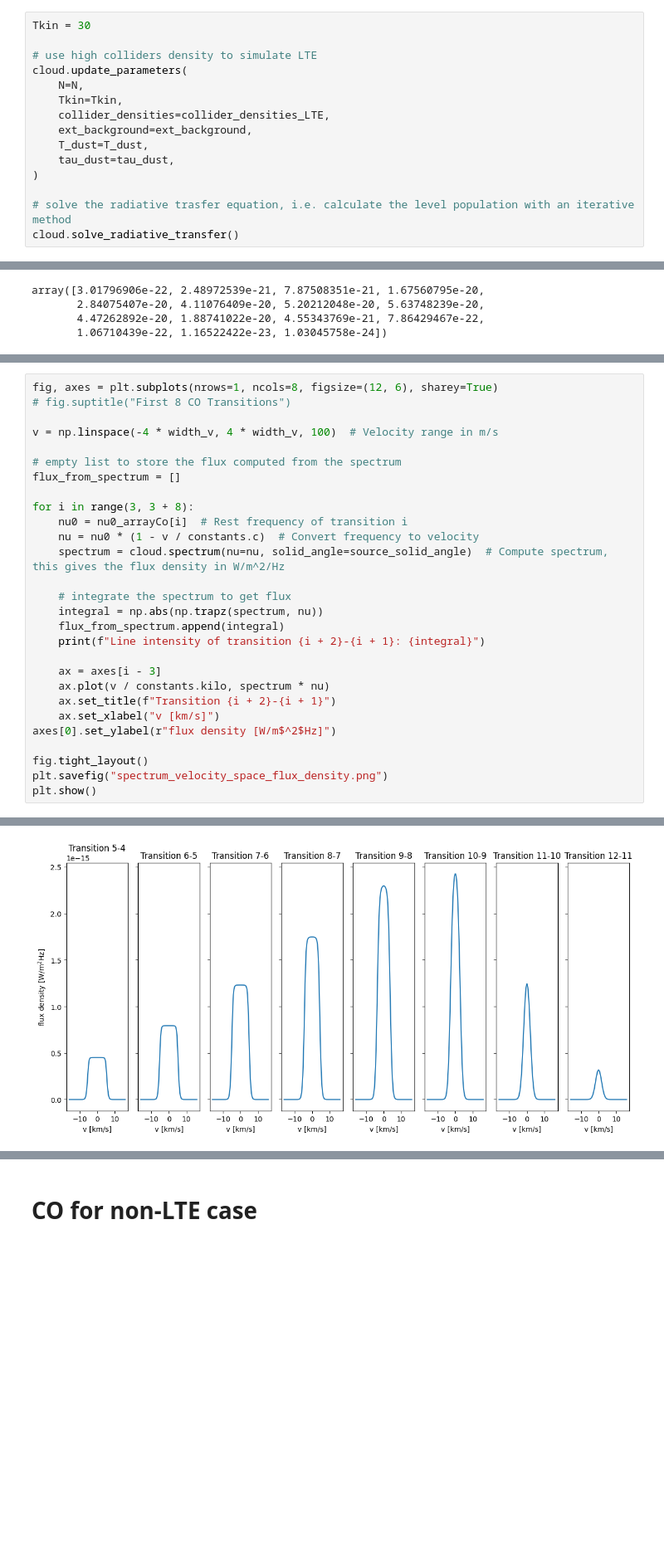
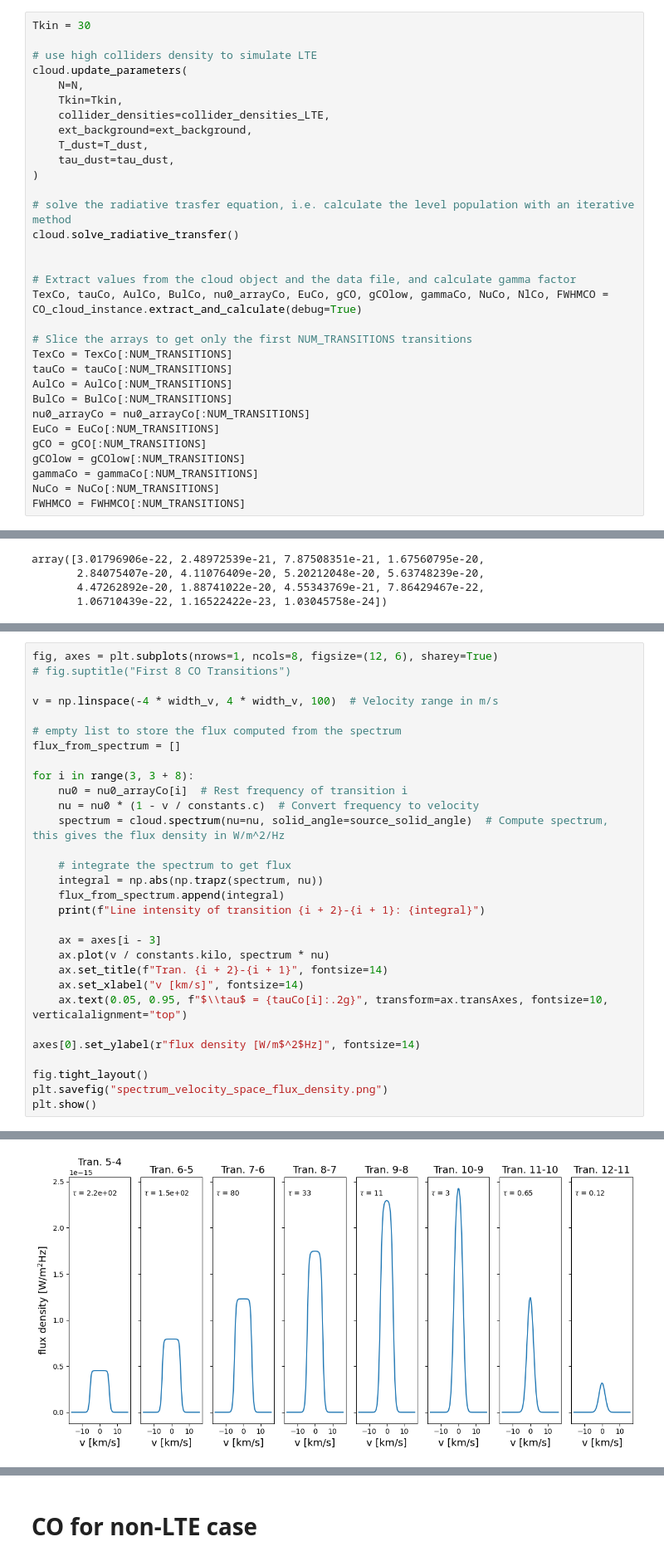
Before and after one commit to aleksej-rodano/phas0052_project, a Jupyter notebook: pythonradex_clean.ipynb, the cells around one changed output, grey strips where cells are left out. Shown at 83% size. Drawn from its saved outputs; the diff is of its cells as text; blank space fills up the shorter version.

```diff
--- a/pythonradex_clean.ipynb
+++ b/pythonradex_clean.ipynb
@@ -617,3 +620,20 @@ cloud.update_parameters(
 
 # solve the radiative trasfer equation, i.e. calculate the level population with an iterative method
 cloud.solve_radiative_transfer()
+
+
+# Extract values from the cloud object and the data file, and calculate gamma factor
+TexCo, tauCo, AulCo, BulCo, nu0_arrayCo, EuCo, gCO, gCOlow, gammaCo, NuCo, NlCo, FWHMCO = CO_cloud_instance.extract_and_calculate(debug=True)
+
+# Slice the arrays to get only the first NUM_TRANSITIONS transitions
+TexCo = TexCo[:NUM_TRANSITIONS]
+tauCo = tauCo[:NUM_TRANSITIONS]
+AulCo = AulCo[:NUM_TRANSITIONS]
+BulCo = BulCo[:NUM_TRANSITIONS]
+nu0_arrayCo = nu0_arrayCo[:NUM_TRANSITIONS]
+EuCo = EuCo[:NUM_TRANSITIONS]
+gCO = gCO[:NUM_TRANSITIONS]
+gCOlow = gCOlow[:NUM_TRANSITIONS]
+gammaCo = gammaCo[:NUM_TRANSITIONS]
+NuCo = NuCo[:NUM_TRANSITIONS]
+FWHMCO = FWHMCO[:NUM_TRANSITIONS]
@@ -1215,34 +1260,36 @@ fig, axes = plt.subplots(nrows=1, ncols=8, figsize=(12, 6), sharey=True)
 v = np.linspace(-4 * width_v, 4 * width_v, 100)  # Velocity range in m/s
 
 # empty list to store the flux computed from the spectrum
 flux_from_spectrum = []
 
 for i in range(3, 3 + 8):
     nu0 = nu0_arrayCo[i]  # Rest frequency of transition i
     nu = nu0 * (1 - v / constants.c)  # Convert frequency to velocity
     spectrum = cloud.spectrum(nu=nu, solid_angle=source_solid_angle)  # Compute spectrum, this gives the flux density in W/m^2/Hz
 
     # integrate the spectrum to get flux
     integral = np.abs(np.trapz(spectrum, nu))
     flux_from_spectrum.append(integral)
     print(f"Line intensity of transition {i + 2}-{i + 1}: {integral}")
 
     ax = axes[i - 3]
     ax.plot(v / constants.kilo, spectrum * nu)
-    ax.set_title(f"Transition {i + 2}-{i + 1}")
-    ax.set_xlabel("v [km/s]")
-axes[0].set_ylabel(r"flux density [W/m$^2$Hz]")
+    ax.set_title(f"Tran. {i + 2}-{i + 1}", fontsize=14)
+    ax.set_xlabel("v [km/s]", fontsize=14)
+    ax.text(0.05, 0.95, f"$\\tau$ = {tauCo[i]:.2g}", transform=ax.transAxes, fontsize=10, verticalalignment="top")
+
+axes[0].set_ylabel(r"flux density [W/m$^2$Hz]", fontsize=14)
 
 fig.tight_layout()
 plt.savefig("spectrum_velocity_space_flux_density.png")
 plt.show()
 # %% [output]
 Line intensity of transition 5-4: 1.6763549786351726e-20
 Line intensity of transition 6-5: 2.8420997464159936e-20
 Line intensity of transition 7-6: 4.112868113915712e-20
 Line intensity of transition 8-7: 5.2052951142321943e-20
 Line intensity of transition 9-8: 5.641956607124135e-20
 Line intensity of transition 10-9: 4.4787985756734544e-20
 Line intensity of transition 11-10: 1.8928072302898342e-20
 Line intensity of transition 12-11: 4.5648244556185915e-21
-[figure, old version]
+[figure, new version]
```
Also changed, not shown: parts of 8 cells of this notebook, 7 other files.
